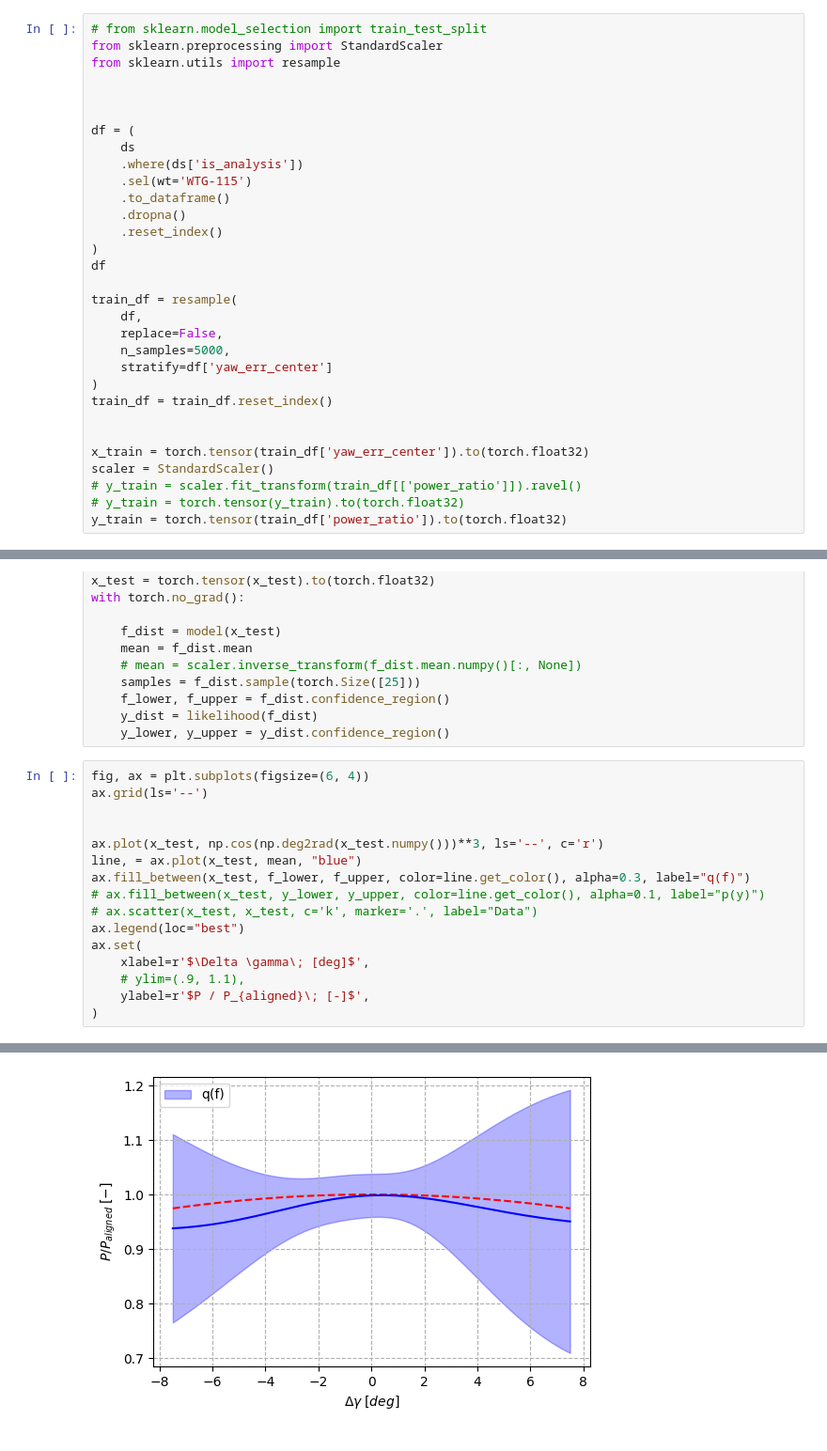
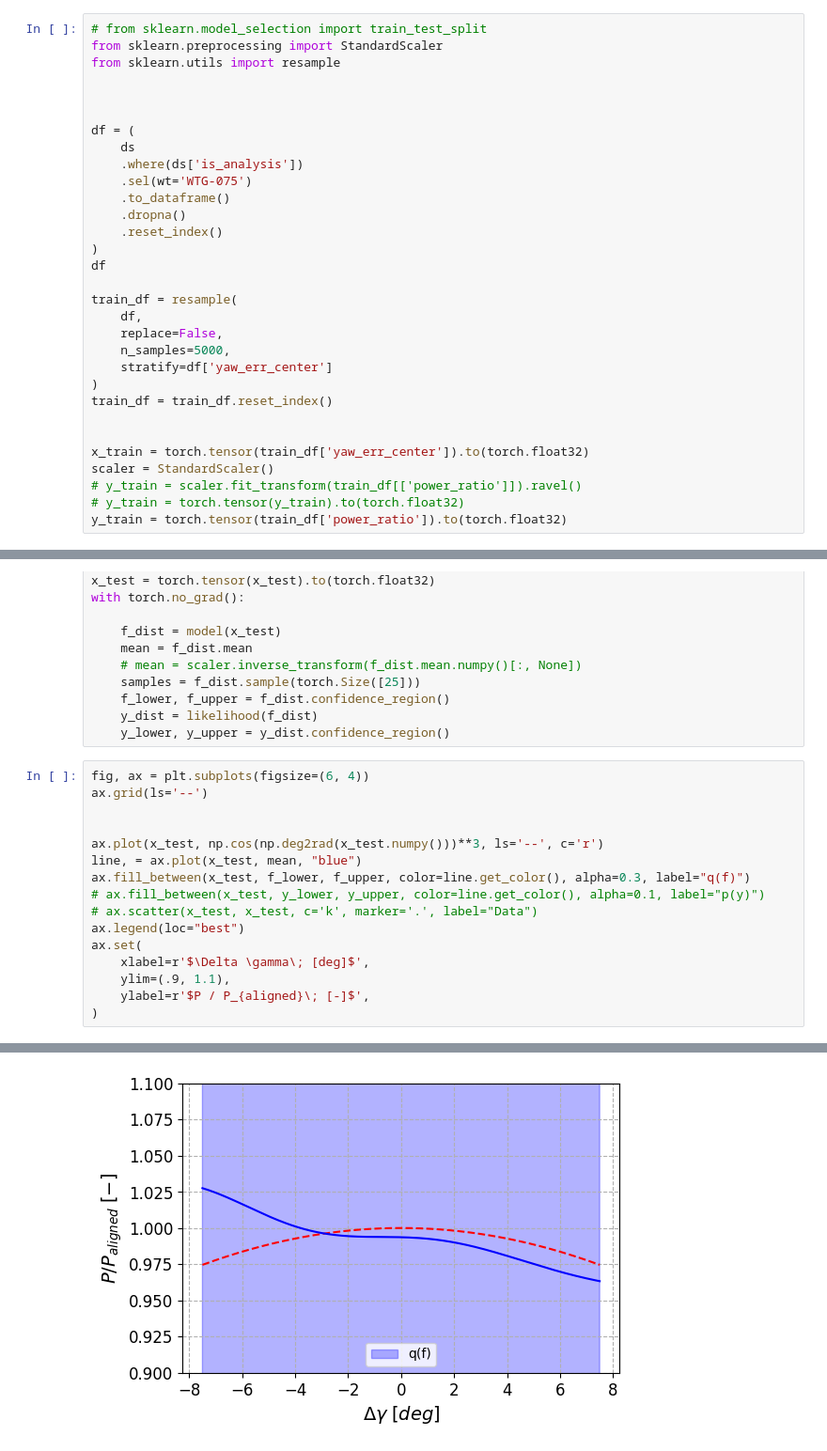
Before and after one commit to steeve-boucherie/pygp-sandbox, a Jupyter notebook: notebooks/test-with-turb-data.ipynb, the cells around one changed output, grey strips where cells are left out. Shown at 94% size. Saved outputs shown, nothing was run; the diff lists cells and outputs as text.

```diff
--- a/notebooks/test-with-turb-data.ipynb
+++ b/notebooks/test-with-turb-data.ipynb
@@ -127,7 +124,7 @@ from sklearn.utils import resample
 df = (
     ds
     .where(ds['is_analysis'])
-    .sel(wt='WTG-115')
+    .sel(wt='WTG-075')
     .to_dataframe()
     .dropna()
     .reset_index()
@@ -242,7 +239,7 @@ ax.fill_between(x_test, f_lower, f_upper, color=line.get_color(), alpha=0.3, lab
 ax.legend(loc="best")
 ax.set(
     xlabel=r'$\Delta \gamma\; [deg]$',
-    # ylim=(.9, 1.1),
+    ylim=(.9, 1.1),
     ylabel=r'$P / P_{aligned}\; [-]$',
 )
 # %% [output]
@@ -250,5 +248,5 @@ ax.set(
  Text(0, 0.5, '$P / P_{aligned}\\; [-]$')]
-[figure, old version]
+[figure, new version]
 # %%
 fig, ax = plt.subplots(figsize=(6, 4))
 ax.grid(ls='--')
```
Also changed, not shown: parts of 7 cells of this notebook, 2 other files.
